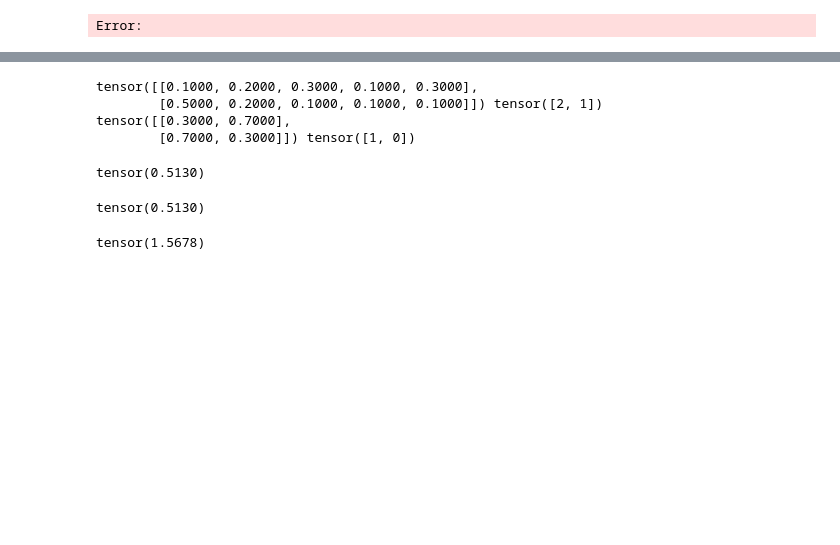
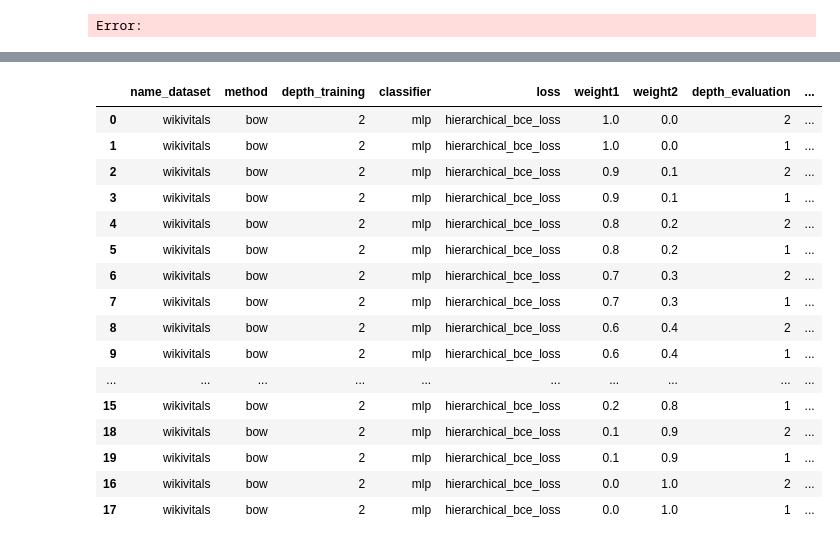
Before and after one commit to RomanPlaud/internship-onepoint-telecom, a Jupyter notebook: notebook_thomas.ipynb, the cells around one changed output, grey strips where cells are left out. Cells and saved outputs as stored; diff of their text form; code cells hidden in the pictures; blank space fills up the shorter version.

Commit message:
added new tiny wikivitals dataset

```diff
--- a/notebook_thomas.ipynb
+++ b/notebook_thomas.ipynb
@@ -333,20 +360,24 @@ loss = HierarchicalBCELoss(weights=[0., 1.], hierarchy=hierarchy)
-# %%
-output = torch.tensor([[0.1, 0.2, 0.3, 0.1, 0.3], [0.5, 0.2, 0.1, 0.1, 0.1]])
-target = torch.tensor([2, 1])
-loss(output, target)
-# %% [output]
-tensor([[0.1000, 0.2000, 0.3000, 0.1000, 0.3000],
-        [0.5000, 0.2000, 0.1000, 0.1000, 0.1000]]) tensor([2, 1])
-tensor([[0.3000, 0.7000],
-        [0.7000, 0.3000]]) tensor([1, 0])
-tensor(0.5130)
-# %%
-output_bis = torch.tensor([[0.3, 0.7], [0.7, 0.3]])
-target_bis = torch.tensor([1, 0])
-nn.CrossEntropyLoss()(output_bis, target_bis)
-# %% [output]
-tensor(0.5130)
-# %%
-loss(output, target)
-# %% [output]
-tensor(1.5678)
+# %%
+# read results/results.csv file
+import pandas as pd
+results = pd.read_csv('results/results.csv')
+#sort using weight1 colums
+results.sort_values(by=['weight1'], inplace=True, ascending=False)
+# %% [output]
+|  | name_dataset | method | depth_training | classifier | loss | weight1 | weight2 | depth_evaluation | ... |
+| 0 | wikivitals | bow | 2 | mlp | hierarchical_bce_loss | 1.0 | 0.0 | 2 | ... |
+| 1 | wikivitals | bow | 2 | mlp | hierarchical_bce_loss | 1.0 | 0.0 | 1 | ... |
+| 2 | wikivitals | bow | 2 | mlp | hierarchical_bce_loss | 0.9 | 0.1 | 2 | ... |
+| 3 | wikivitals | bow | 2 | mlp | hierarchical_bce_loss | 0.9 | 0.1 | 1 | ... |
+| 4 | wikivitals | bow | 2 | mlp | hierarchical_bce_loss | 0.8 | 0.2 | 2 | ... |
+| 5 | wikivitals | bow | 2 | mlp | hierarchical_bce_loss | 0.8 | 0.2 | 1 | ... |
+| 6 | wikivitals | bow | 2 | mlp | hierarchical_bce_loss | 0.7 | 0.3 | 2 | ... |
+| 7 | wikivitals | bow | 2 | mlp | hierarchical_bce_loss | 0.7 | 0.3 | 1 | ... |
+| 8 | wikivitals | bow | 2 | mlp | hierarchical_bce_loss | 0.6 | 0.4 | 2 | ... |
+| 9 | wikivitals | bow | 2 | mlp | hierarchical_bce_loss | 0.6 | 0.4 | 1 | ... |
+| ... | ... | ... | ... | ... | ... | ... | ... | ... | ... |
+| 15 | wikivitals | bow | 2 | mlp | hierarchical_bce_loss | 0.2 | 0.8 | 1 | ... |
+| 18 | wikivitals | bow | 2 | mlp | hierarchical_bce_loss | 0.1 | 0.9 | 2 | ... |
+| 19 | wikivitals | bow | 2 | mlp | hierarchical_bce_loss | 0.1 | 0.9 | 1 | ... |
+| 16 | wikivitals | bow | 2 | mlp | hierarchical_bce_loss | 0.0 | 1.0 | 2 | ... |
+| 17 | wikivitals | bow | 2 | mlp | hierarchical_bce_loss | 0.0 | 1.0 | 1 | ... |
```
Also changed, not shown: parts of 20 cells of this notebook, 5 other files.
